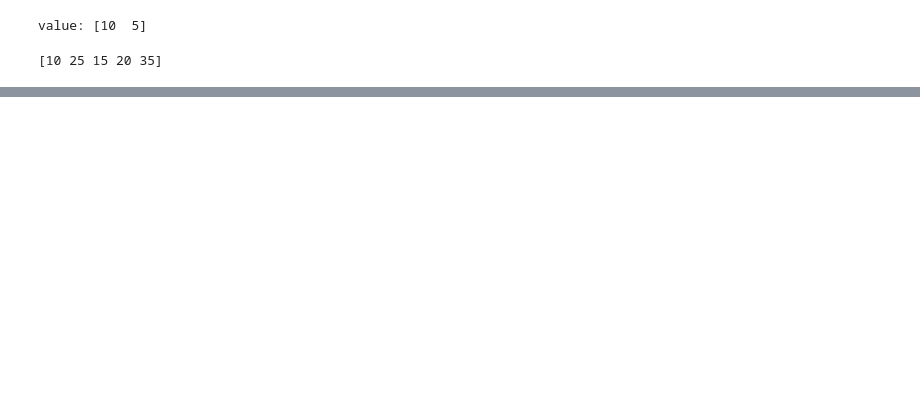
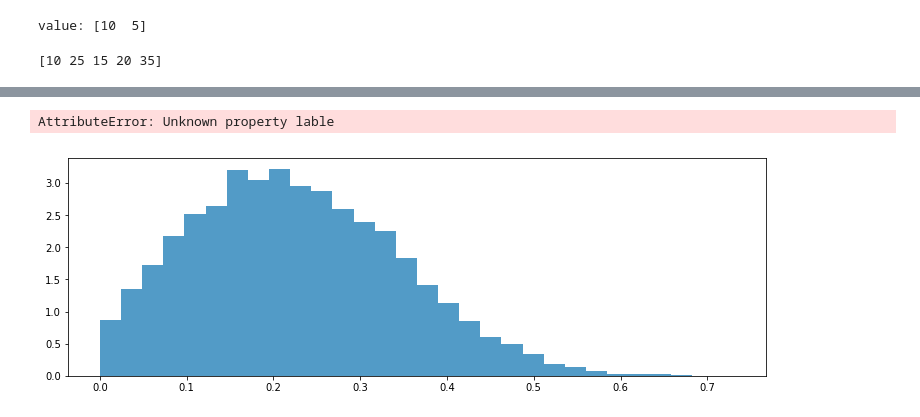
Before and after one commit to CLuiz/probabalistic_programming, a Jupyter notebook: ch2.ipynb, the cells around one changed output, grey strips where cells are left out. Drawn from its saved outputs; the diff is of its cells as text; code cells hidden in the pictures; blank space fills up the shorter version.

```diff
--- a/ch2.ipynb
+++ b/ch2.ipynb
@@ -294,0 +334,7 @@ plt.legend(loc="upper right")
+# %%
+with model:
+    second_coin_flips = pm.Bernoulli("second_coin_flips", .5, shape=N, testval=np.random.binomial(1, .5, N))
+# %%
+with model:
+    val = first_coin_flips * true_answers + (1 - first_coin_flips) * second_coin_flips
+    observed_proportion = pm.Deterministic("observed_proportion", tt.sum(val)/float(N))
@@ -294,0 +345,8 @@ plt.legend(loc="upper right")
+# %%
+X = 35
+
+with model:
+    observations = pm.Binomial("obs", N, observed_proportion, observed=X)
+    step = pm.Metropolis(vars=[p])
+    trace = pm.sample(40000, step=step)
+    burned_trace = trace[15000:]
@@ -294,0 +364,11 @@ plt.legend(loc="upper right")
+# %%
+figsize = (12.5, 3)
+p_trace = burned_trace["freq_cheating"][15000:]
+plt.hist(p_trace, histtype="stepfilled", density=True, alpha=.85, bins=30,
+        lable="posterior distributon", color="#348ABD")
+plt.vlines([.05, .35], [0, 0], [5, 5], alpha=.3)
+plt.xlim(0, 1)
+plt.legend();
+# %% [output]
+AttributeError: Unknown property lable
+[figure, added]
```
Also changed, not shown: parts of 23 cells of this notebook.
